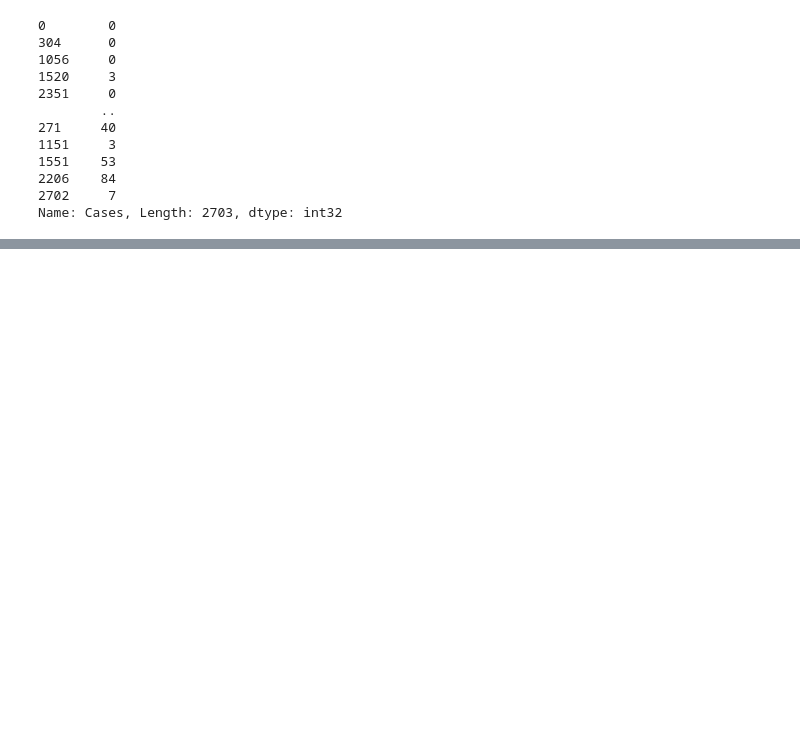
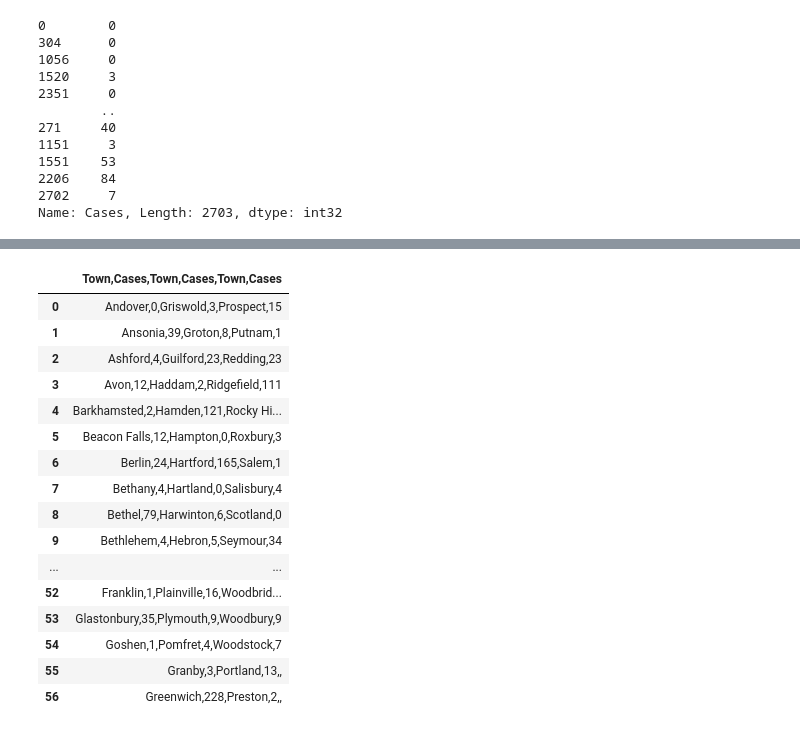
Before and after one commit to TC25/COVID19, a Jupyter notebook: Scraped/Creeatetimeenabledlayer.ipynb, the cells around one changed output, grey strips where cells are left out. Drawn from its saved outputs; the diff is of its cells as text; code cells hidden in the pictures; blank space fills up the shorter version.

```diff
--- a/Scraped/Creeatetimeenabledlayer.ipynb
+++ b/Scraped/Creeatetimeenabledlayer.ipynb
@@ -88,0 +97,20 @@ Dat2
+# %%
+Dat
+# %% [output]
+|  | Town,Cases,Town,Cases,Town,Cases |
+| 0 | Andover,0,Griswold,3,Prospect,15 |
+| 1 | Ansonia,39,Groton,8,Putnam,1 |
+| 2 | Ashford,4,Guilford,23,Redding,23 |
+| 3 | Avon,12,Haddam,2,Ridgefield,111 |
+| 4 | Barkhamsted,2,Hamden,121,Rocky Hi... |
+| 5 | Beacon Falls,12,Hampton,0,Roxbury,3 |
+| 6 | Berlin,24,Hartford,165,Salem,1 |
+| 7 | Bethany,4,Hartland,0,Salisbury,4 |
+| 8 | Bethel,79,Harwinton,6,Scotland,0 |
+| 9 | Bethlehem,4,Hebron,5,Seymour,34 |
+| ... | ... |
+| 52 | Franklin,1,Plainville,16,Woodbrid... |
+| 53 | Glastonbury,35,Plymouth,9,Woodbury,9 |
+| 54 | Goshen,1,Pomfret,4,Woodstock,7 |
+| 55 | Granby,3,Portland,13,, |
+| 56 | Greenwich,228,Preston,2,, |
```
Also changed, not shown: parts of 3 cells of this notebook, 5 other files.
